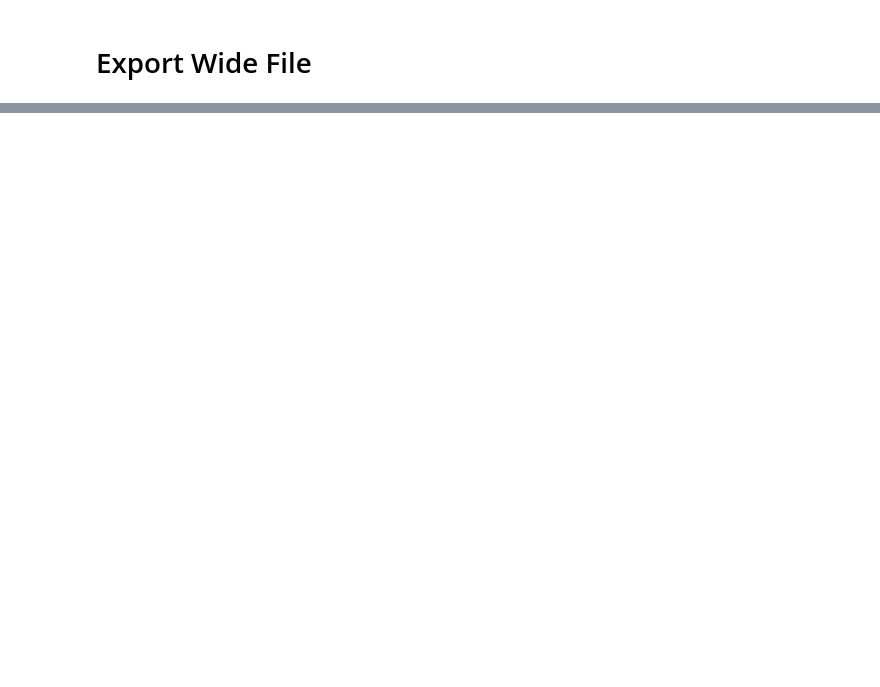
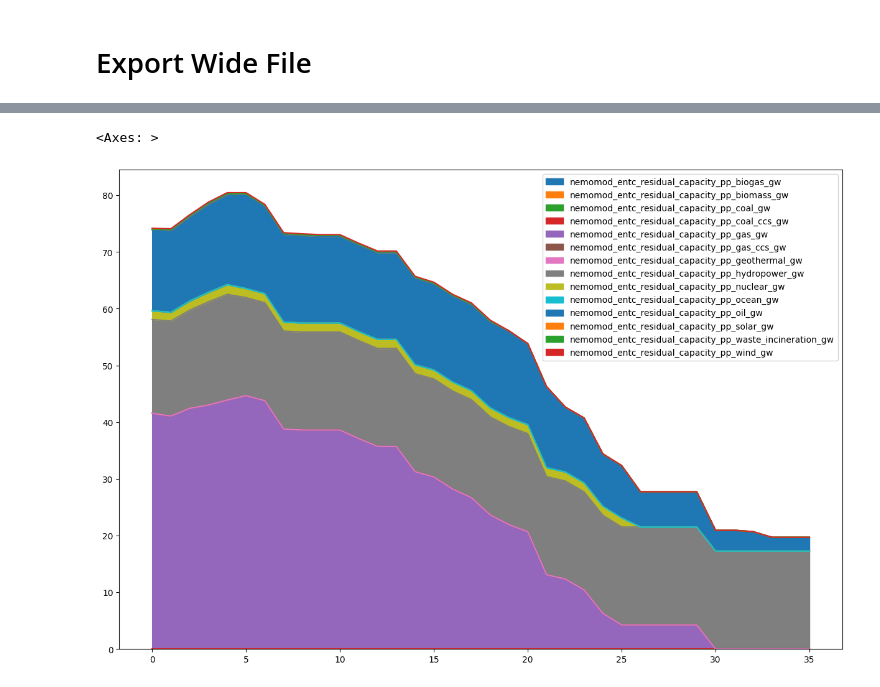
Before and after one commit to jcsyme/sisepuede_region_nbs, a Jupyter notebook: iran/iran_manager_wb.ipynb, the cells around one changed output, grey strips where cells are left out. Drawn from its saved outputs; the diff is of its cells as text; code cells hidden in the pictures; blank space fills up the shorter version.

```diff
--- a/iran/iran_manager_wb.ipynb
+++ b/iran/iran_manager_wb.ipynb
@@ -528,0 +557,18 @@ ssp.file_struct.dir_out
+# %%
+
+
+fig, ax = plt.subplots(figsize = (15, 10))
+df_resid = matt.extract_model_variable(
+    df_in_cur,
+    "NemoMod ResidualCapacity"
+)
+(
+    df_resid
+    .plot
+    .area(
+        ax = ax
+    )
+)
+# %% [output]
+<Axes: >
+[figure, added]
```
Also changed, not shown: parts of 13 cells of this notebook.
